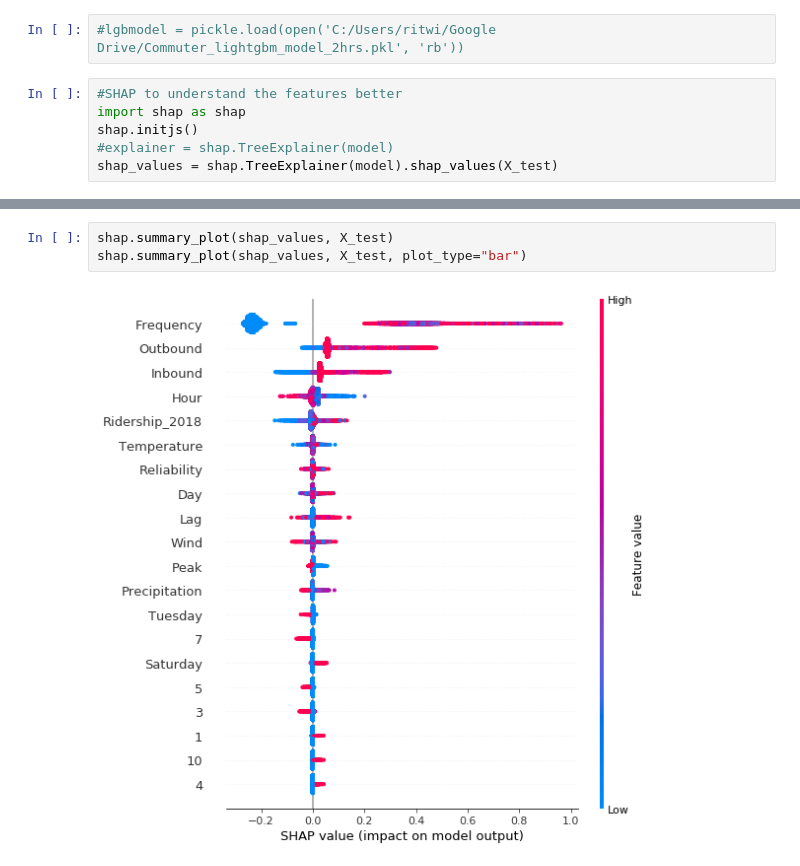
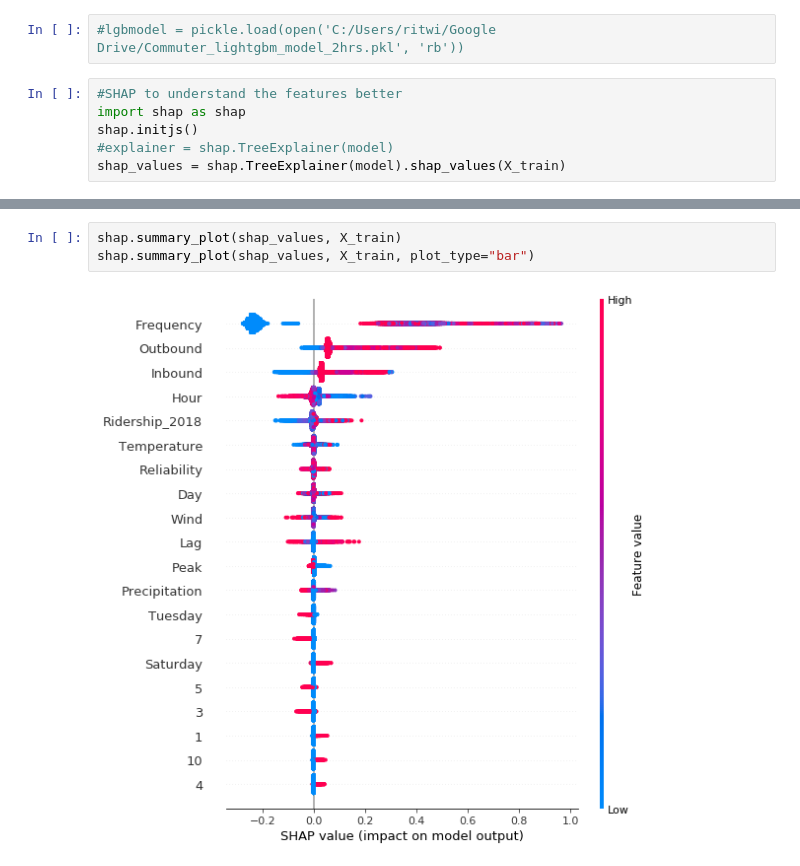
Before and after one commit to ritwikamukherjee/Insight_Project, a Jupyter notebook: MBTA commuter rail service interruption estimations.ipynb, the cells around one changed output, grey strips where cells are left out. Drawn from its saved outputs; the diff is of its cells as text.

Commit message:
shap

```diff
--- a/MBTA commuter rail service interruption estimations.ipynb
+++ b/MBTA commuter rail service interruption estimations.ipynb
@@ -922,11 +922,11 @@ with open('/content/gdrive/My Drive/Commuter_lightgbm_model_v1.pkl', 'wb') as f:
 import shap as shap
 shap.initjs()
 #explainer = shap.TreeExplainer(model)
-shap_values = shap.TreeExplainer(model).shap_values(X_test)
+shap_values = shap.TreeExplainer(model).shap_values(X_train)
 # %% [output]
 [interactive output not drawn]
 # %%
-shap.summary_plot(shap_values, X_test)
-shap.summary_plot(shap_values, X_test, plot_type="bar")
+shap.summary_plot(shap_values, X_train)
+shap.summary_plot(shap_values, X_train, plot_type="bar")
 # %% [output]
-[figure, old version]
+[figure, new version]
```
Also changed, not shown: parts of 3 cells of this notebook.
